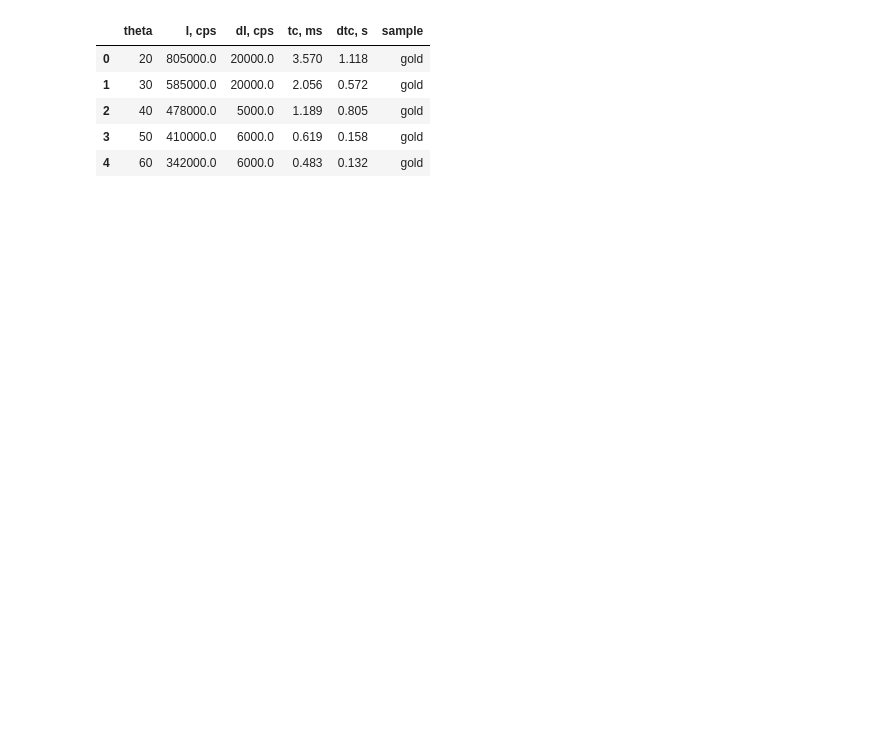
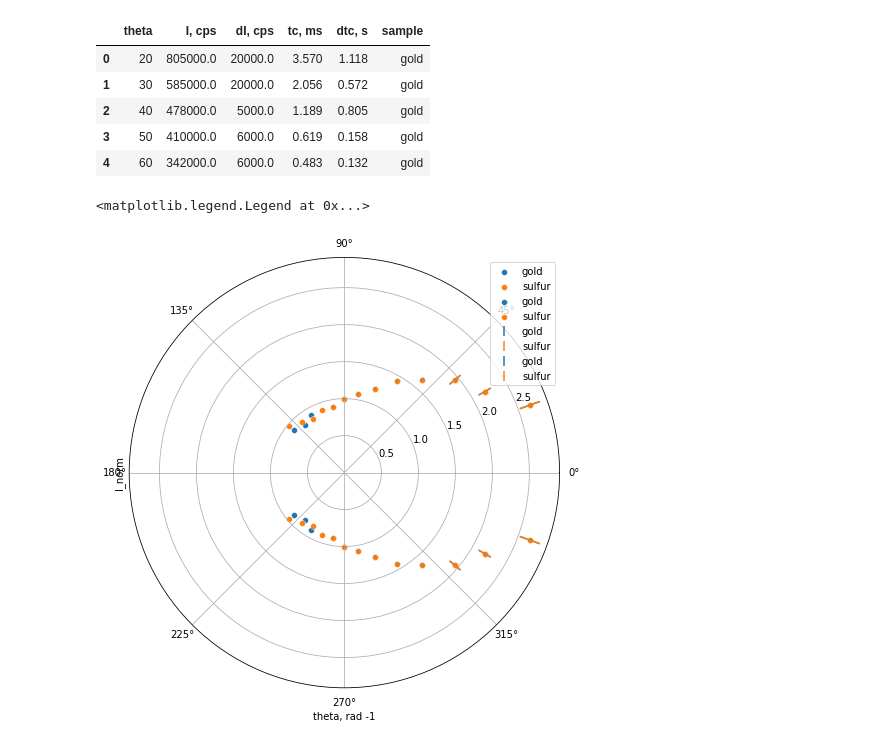
Before and after one commit to Redencon/Lapki, a Jupyter notebook: DLS.ipynb, the cells around one changed output. Saved outputs shown, nothing was run; the diff lists cells and outputs as text; code cells hidden in the pictures; blank space fills up the shorter version.

```diff
--- a/DLS.ipynb
+++ b/DLS.ipynb
@@ -45,3 +54,36 @@ data.head()
 | 2 | 40 | 478000.0 | 5000.0 | 1.189 | 0.805 | gold |
 | 3 | 50 | 410000.0 | 6000.0 | 0.619 | 0.158 | gold |
 | 4 | 60 | 342000.0 | 6000.0 | 0.483 | 0.132 | gold |
+# %%
+# Add normilized Intensity with error
+for mat in ('gold', 'sulfur'):
+    a = data[data['sample'] == mat]
+    data['I_norm'] = a['I, cps']/a.loc[a['theta'] == 90, 'I, cps'].values[0]
+    data['dI_norm'] = a['dI, cps']/a.loc[a['theta'] == 90, 'I, cps'].values[0]
+# %%
+# Build indicatrice of refraction in polar coordinates
+data['theta, rad'] = data['theta']/180 * np.pi
+data['theta, rad -1'] = data['theta, rad'] * -1
+data['I_norm_sined'] = data['I_norm'] * np.sin(data['theta, rad'])
+data['dI_norm_sined'] = data['dI_norm'] * np.sin(data['theta, rad'])
+
+g = sns.FacetGrid(data, hue="sample",
+                  subplot_kws=dict(projection='polar'), height=7,
+                  sharex=False, sharey=False, despine=False)
+
+y_str = 'I_norm'
+dy_str = 'dI_norm'
+g.map(sns.scatterplot, 'theta, rad', y_str)
+g.map(sns.scatterplot, 'theta, rad -1', y_str, label=None)
+g.map(plt.errorbar, 'theta, rad', y_str, dy_str, linestyle='', label=None)
+g.map(plt.errorbar, 'theta, rad -1', y_str, dy_str, linestyle='', label=None)
+
+# plt.legend() TODO: understand how to make a nice looking legend
+
+# TODO: ADD TABLE OF CALCULATED VALUES (export as LaTeX)
+# Table columns: theta, sin theta, I_norm, I_norm_sined, d(I_norm_sined)
+
+# TODO: label axes and add title
+# %% [output]
+<matplotlib.legend.Legend at 0x...>
+[figure, added]
```
Also changed, not shown: parts of 4 cells of this notebook, 1 other file.
